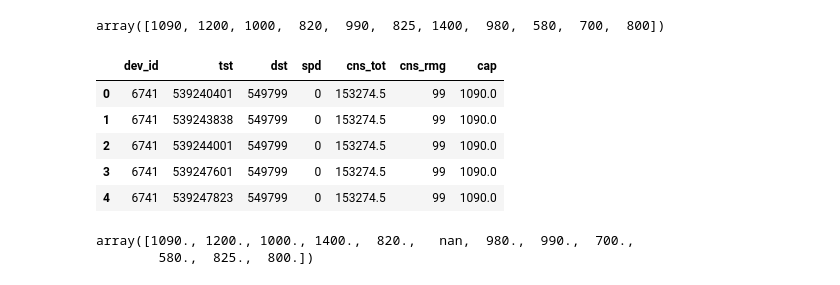
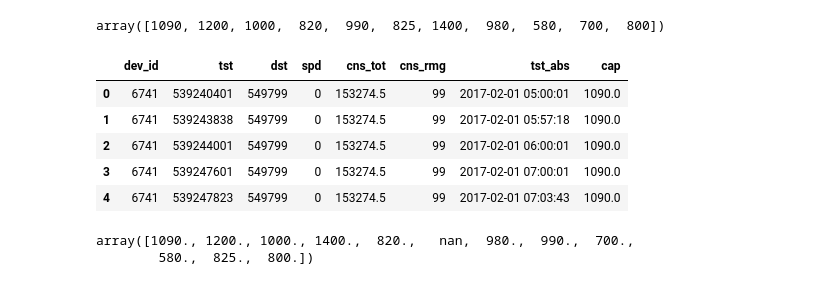
Before and after one commit to machine-learning-helpers/induction-python, a Jupyter notebook: use-cases/service-vehicle-tracking/vehicle-tracking-exploration.ipynb, the cells around one changed output. Drawn from its saved outputs; the diff is of its cells as text; code cells hidden in the pictures.

```diff
--- a/use-cases/service-vehicle-tracking/vehicle-tracking-exploration.ipynb
+++ b/use-cases/service-vehicle-tracking/vehicle-tracking-exploration.ipynb
@@ -12,3 +19,9 @@ import numpy as np
 # %%
 df_trips = pd.read_csv ('/data/use-cases/service-vehicle-tracking/2018-03-trips/vehicle_trip_data.csv.bz2')
 df_cap = pd.read_csv ('/data/use-cases/service-vehicle-tracking/2018-03-trips/vehicle_trip_data_valset.csv.bz2')
+# %%
+# The epochs are counted from the 01-JAN-2000,
+# whereas the standard Unix dates are counted from the 01-JAN-1970.
+# There is a difference of 10,957 days
+df_trips['tst_abs'] = pd.to_datetime(df_trips['tst'], unit='s') + pd.DateOffset(days = 10957)
+df_trips.head()
@@ -95,15 +115,15 @@ cap_list
 # %% [output]
 array([1090, 1200, 1000,  820,  990,  825, 1400,  980,  580,  700,  800])
 # %%
-df_full = df_trips.merge(df_cap, 'outer')
+df_full = df_trips.merge(df_cap, how='left')
 df_full.head()
 # %% [output]
-|  | dev_id | tst | dst | spd | cns_tot | cns_rmg | cap |
-| 0 | 6741 | 539240401 | 549799 | 0 | 153274.5 | 99 | 1090.0 |
-| 1 | 6741 | 539243838 | 549799 | 0 | 153274.5 | 99 | 1090.0 |
-| 2 | 6741 | 539244001 | 549799 | 0 | 153274.5 | 99 | 1090.0 |
-| 3 | 6741 | 539247601 | 549799 | 0 | 153274.5 | 99 | 1090.0 |
-| 4 | 6741 | 539247823 | 549799 | 0 | 153274.5 | 99 | 1090.0 |
+|  | dev_id | tst | dst | spd | cns_tot | cns_rmg | tst_abs | cap |
+| 0 | 6741 | 539240401 | 549799 | 0 | 153274.5 | 99 | 2017-02-01 05:00:01 | 1090.0 |
+| 1 | 6741 | 539243838 | 549799 | 0 | 153274.5 | 99 | 2017-02-01 05:57:18 | 1090.0 |
+| 2 | 6741 | 539244001 | 549799 | 0 | 153274.5 | 99 | 2017-02-01 06:00:01 | 1090.0 |
+| 3 | 6741 | 539247601 | 549799 | 0 | 153274.5 | 99 | 2017-02-01 07:00:01 | 1090.0 |
+| 4 | 6741 | 539247823 | 549799 | 0 | 153274.5 | 99 | 2017-02-01 07:03:43 | 1090.0 |
 # %%
 cap_full_list = df_full['cap'].unique()
 cap_full_list
```
Also changed, not shown: parts of 26 cells of this notebook, 1 other file.
